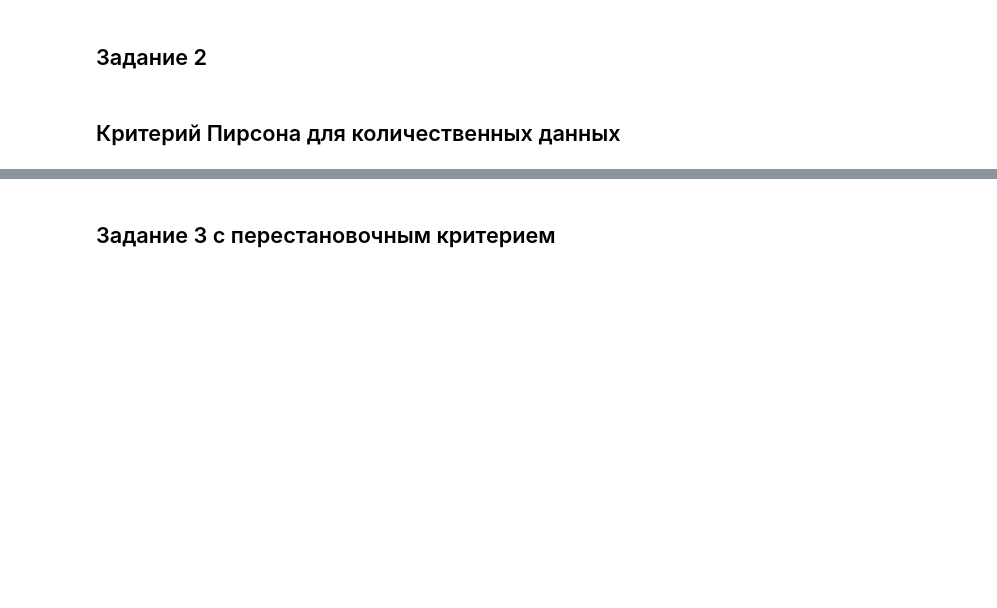
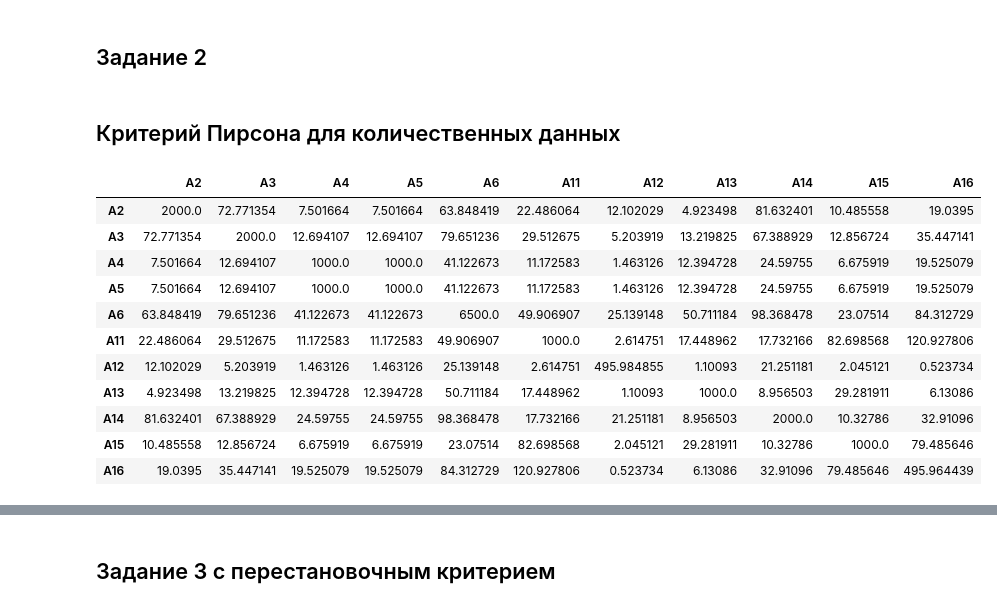
Before and after one commit to lalalaoalla/static-analysis-of-non-numeric-data, a Jupyter notebook: 1лаба/main.ipynb, the cells around one changed output, grey strips where cells are left out. Saved outputs shown, nothing was run; the diff lists cells and outputs as text; code cells hidden in the pictures; blank space fills up the shorter version.

```diff
--- a/1лаба/main.ipynb
+++ b/1лаба/main.ipynb
@@ -434,2 +432,17 @@ for index_x in range(len(uni_quan)):
 
 hee_quan_df.to_excel("hee_quan.xlsx",sheet_name='Хи-квадрат')
+# %%
+hee_quan_df
+# %% [output]
+|  | A2 | A3 | A4 | A5 | A6 | A11 | A12 | A13 | A14 | A15 | A16 |
+| A2 | 2000.0 | 72.771354 | 7.501664 | 7.501664 | 63.848419 | 22.486064 | 12.102029 | 4.923498 | 81.632401 | 10.485558 | 19.0395 |
+| A3 | 72.771354 | 2000.0 | 12.694107 | 12.694107 | 79.651236 | 29.512675 | 5.203919 | 13.219825 | 67.388929 | 12.856724 | 35.447141 |
+| A4 | 7.501664 | 12.694107 | 1000.0 | 1000.0 | 41.122673 | 11.172583 | 1.463126 | 12.394728 | 24.59755 | 6.675919 | 19.525079 |
+| A5 | 7.501664 | 12.694107 | 1000.0 | 1000.0 | 41.122673 | 11.172583 | 1.463126 | 12.394728 | 24.59755 | 6.675919 | 19.525079 |
+| A6 | 63.848419 | 79.651236 | 41.122673 | 41.122673 | 6500.0 | 49.906907 | 25.139148 | 50.711184 | 98.368478 | 23.07514 | 84.312729 |
+| A11 | 22.486064 | 29.512675 | 11.172583 | 11.172583 | 49.906907 | 1000.0 | 2.614751 | 17.448962 | 17.732166 | 82.698568 | 120.927806 |
+| A12 | 12.102029 | 5.203919 | 1.463126 | 1.463126 | 25.139148 | 2.614751 | 495.984855 | 1.10093 | 21.251181 | 2.045121 | 0.523734 |
+| A13 | 4.923498 | 13.219825 | 12.394728 | 12.394728 | 50.711184 | 17.448962 | 1.10093 | 1000.0 | 8.956503 | 29.281911 | 6.13086 |
+| A14 | 81.632401 | 67.388929 | 24.59755 | 24.59755 | 98.368478 | 17.732166 | 21.251181 | 8.956503 | 2000.0 | 10.32786 | 32.91096 |
+| A15 | 10.485558 | 12.856724 | 6.675919 | 6.675919 | 23.07514 | 82.698568 | 2.045121 | 29.281911 | 10.32786 | 1000.0 | 79.485646 |
+| A16 | 19.0395 | 35.447141 | 19.525079 | 19.525079 | 84.312729 | 120.927806 | 0.523734 | 6.13086 | 32.91096 | 79.485646 | 495.964439 |
```
Also changed, not shown: parts of 5 cells of this notebook, 2 other files.
